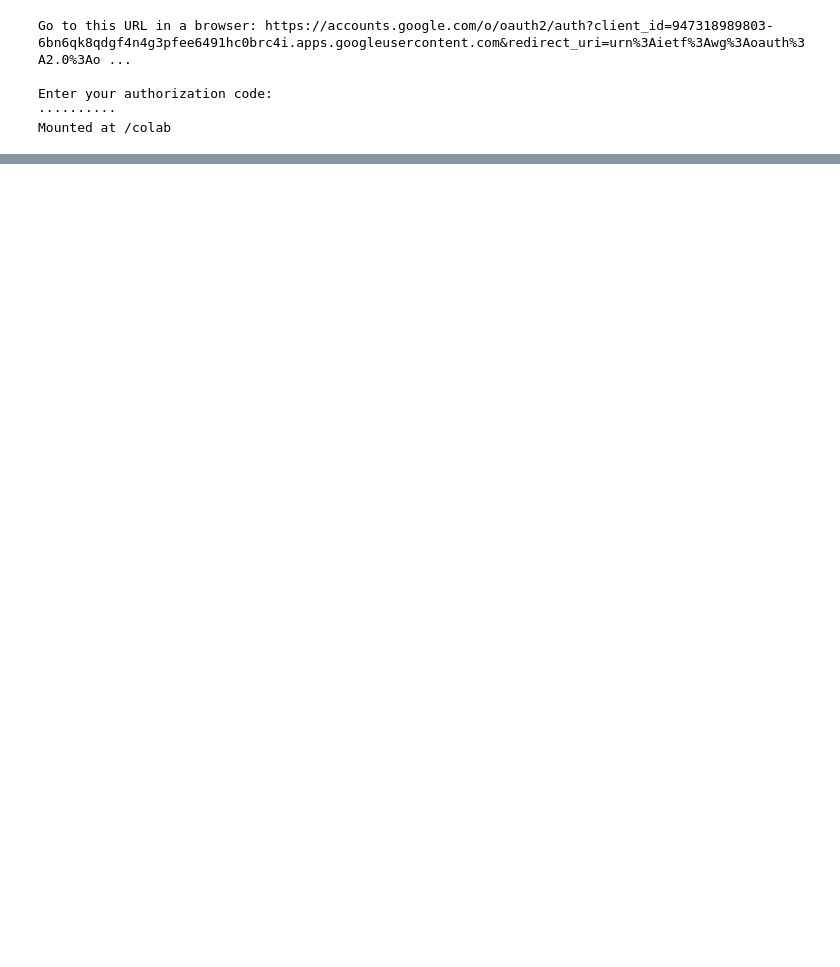
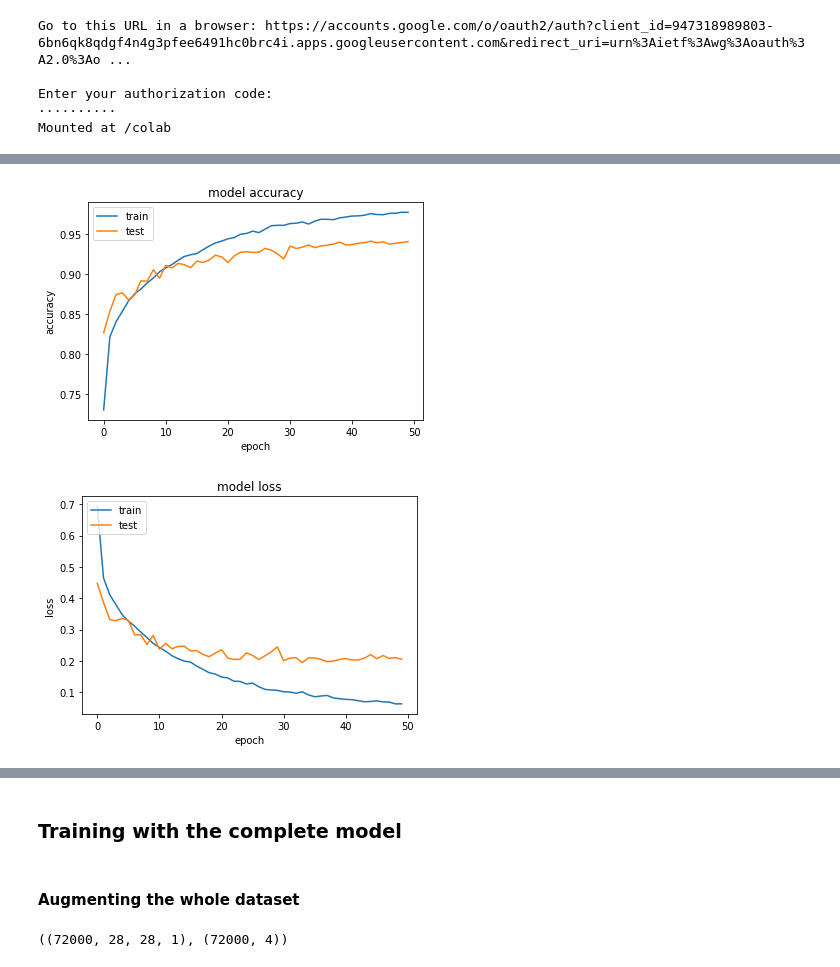
Before and after one commit to Utkarsh4430/MidasIIITD, a Jupyter notebook: CV_Problem/CV_task.ipynb, the cells around one changed output, grey strips where cells are left out. Cells and saved outputs as stored; diff of their text form; code cells hidden in the pictures; blank space fills up the shorter version.

```diff
--- a/CV_Problem/CV_task.ipynb
+++ b/CV_Problem/CV_task.ipynb
@@ -175,0 +396,37 @@ Epoch 49/50
+# %%
+model3 = Sequential()
+
+model3.add(Convolution2D(32,(3,3),padding = 'Same',activation ='relu', input_shape = (28,28,1)))
+model3.add(BatchNormalization())
+
+model3.add(Convolution2D(64,(3,3),padding = 'Same',activation ='relu'))
+model3.add(BatchNormalization())
+model3.add(MaxPool2D(pool_size=(2,2)))
+model3.add(Dropout(0.4))
+
+model3.add(Convolution2D(96,(3,3),padding = 'Same',activation ='relu'))
+model3.add(BatchNormalization())
+
+model3.add(Convolution2D(128,(3,3),padding = 'Same',activation ='relu'))
+model3.add(BatchNormalization())
+model3.add(MaxPool2D(pool_size=(2,2)))
+model3.add(Dropout(0.4))
+
+model3.add(Flatten())
+
+model3.add(Dense(512,activation='relu'))
+model3.add(BatchNormalization())
+model3.add(Dropout(0.4))
+
+model3.add(Dense(64,activation='relu'))
+model3.add(BatchNormalization())
+model3.add(Dropout(0.4))
+model3.add(Dense(4,activation='softmax'))
+
+#saving the weights of the model after every improvement
+checkpoint = ModelCheckpoint("./weights-loss-{val_loss:.5f}-acc-{val_acc:.5f}.h5", monitor='val_loss', verbose=1,save_best_only = True, save_weights_only=True)
+callbacks_list = [checkpoint]
+
+
+model3.compile(optimizer='adam',loss='categorical_crossentropy',metrics=['accuracy'])
+model3.summary()
@@ -175,0 +451,2 @@ Epoch 49/50
+# %%
+X3 = model3.fit(x_train,y_train,epochs=50,batch_size=128,validation_split = 0.1,callbacks=callbacks_list)
@@ -175,0 +471,7 @@ Epoch 49/50
+# %%
+func(X3)
+_, acc = model3.evaluate(x_test,y_test)
+print("Test Accuracy : ", acc)
+# %% [output]
+[figure, added]
+[figure, added]
@@ -175,0 +480,4 @@ Epoch 49/50
+# %% [markdown]
+### Training with the complete model
+# %% [markdown]
+#### Augmenting the whole dataset
@@ -175,0 +525,4 @@ Epoch 49/50
+# %%
+train_data.shape,train_label.shape
+# %% [output]
+((72000, 28, 28, 1), (72000, 4))
```
Also changed, not shown: parts of 61 cells of this notebook, 5 other files.
